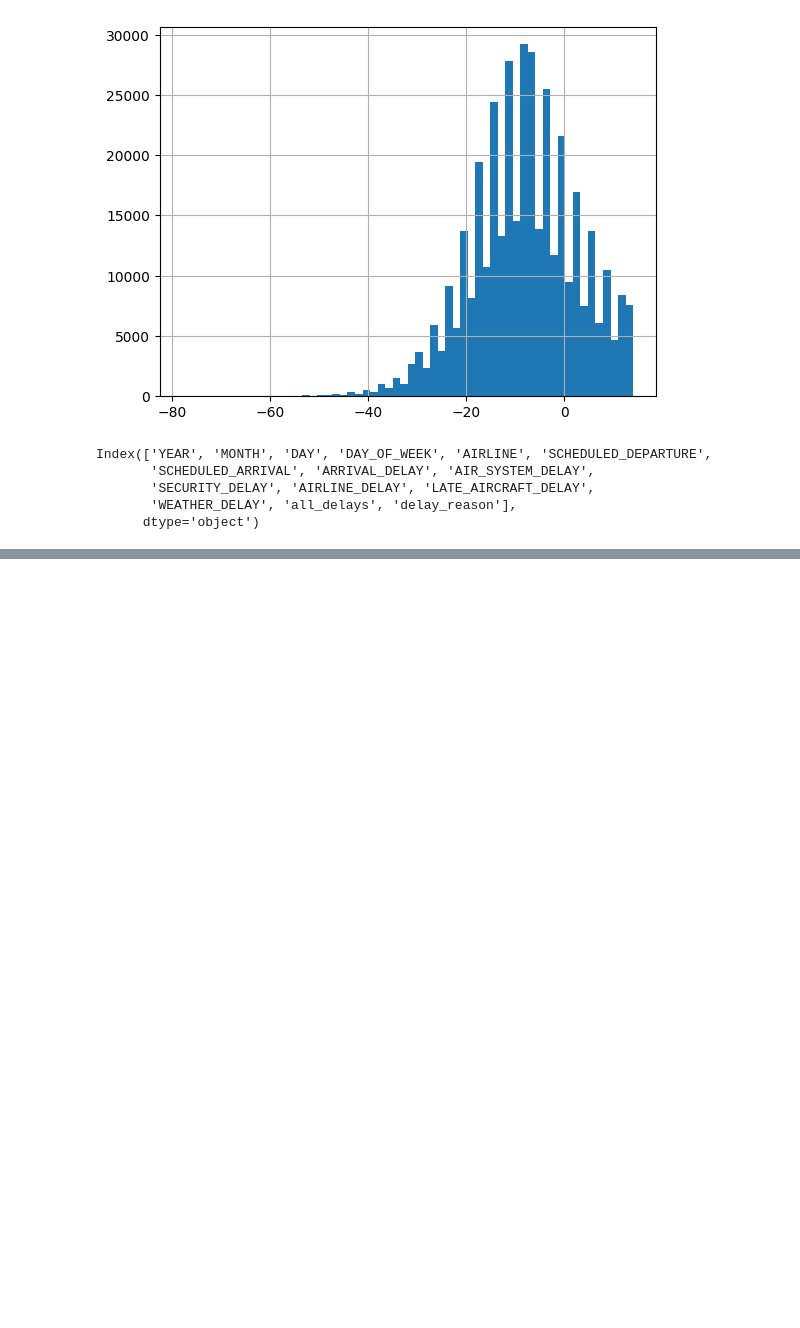
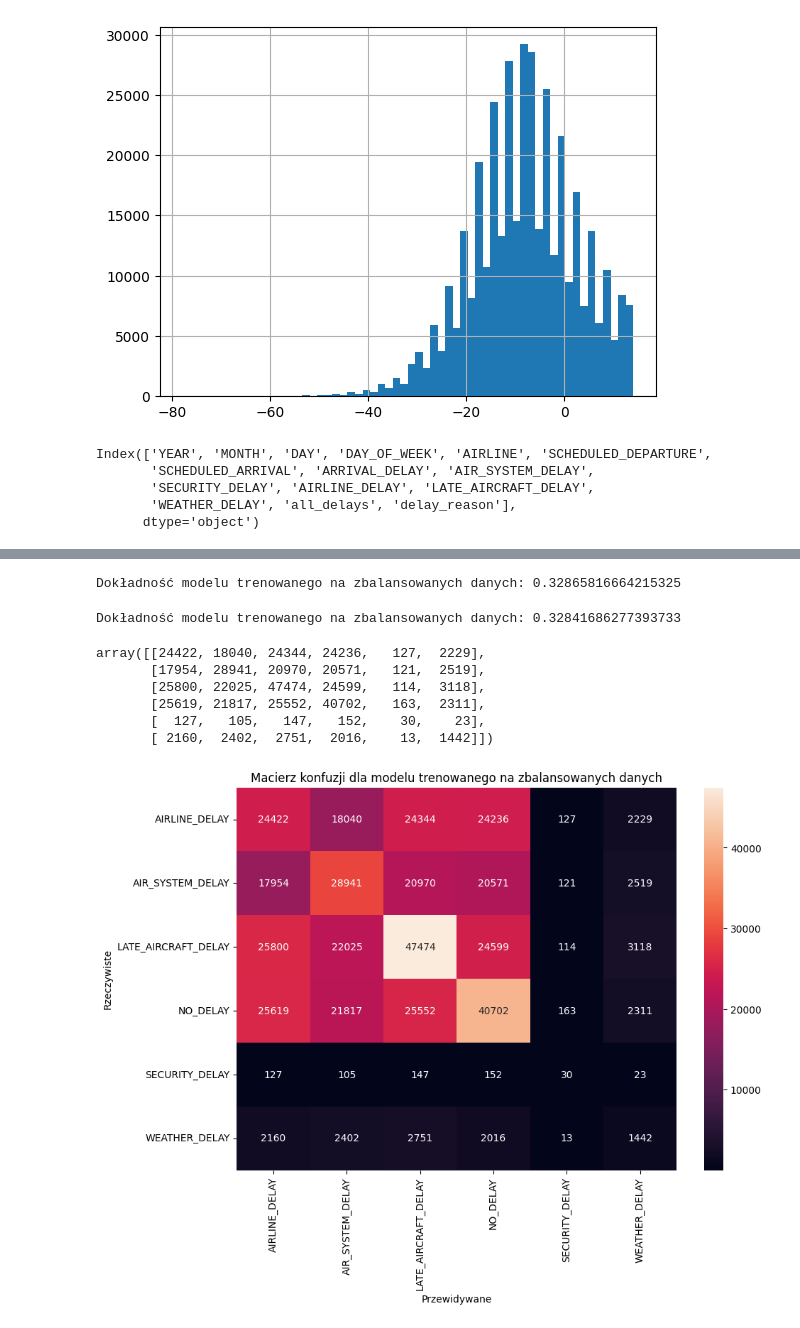
Before and after one commit to iandai1/Twoj-Start-W-ML, a Jupyter notebook: Data_prep.ipynb, the cells around one changed output, grey strips where cells are left out. Drawn from its saved outputs; the diff is of its cells as text; code cells hidden in the pictures; blank space fills up the shorter version.

Commit message:
update of trenowanie modelu ML part

```diff
--- a/Data_prep.ipynb
+++ b/Data_prep.ipynb
@@ -532,0 +508,6 @@ y_df_flights
+# %%
+from sklearn.model_selection import train_test_split
+
+X_train_val, X_test, y_train_val, y_test = train_test_split(X_df_flights, y_df_flights, test_size=0.2, random_state=42, stratify=y_df_flights)
+
+X_train, X_val, y_train, y_val = train_test_split(X_train_val, y_train_val, test_size=0.25, random_state=42, stratify=y_train_val)
@@ -532,0 +564,42 @@ y_df_flights
+# %%
+print("Dokładność modelu trenowanego na zbalansowanych danych:", clf_balanced.score(X_test, y_test))
+# %% [output]
+Dokładność modelu trenowanego na zbalansowanych danych: 0.32865816664215325
+# %%
+from imblearn.over_sampling import SMOTE
+smote = SMOTE(random_state=0)
+X_resampled, y_resampled = smote.fit_resample(X_train, y_train)
+# %%
+clf_balanced = DecisionTreeClassifier(random_state=0).fit(X_resampled, y_resampled)
+
+y_pred_balanced=clf_balanced.predict(X_test)
+print("Dokładność modelu trenowanego na zbalansowanych danych:", clf_balanced.score(X_test, y_test))
+# %% [output]
+Dokładność modelu trenowanego na zbalansowanych danych: 0.32841686277393733
+# %%
+from sklearn.metrics import confusion_matrix, classification_report
+
+cm = confusion_matrix(y_test, y_pred_balanced, labels = clf_balanced.classes_)
+# %%
+cm
+# %% [output]
+array([[24422, 18040, 24344, 24236,   127,  2229],
+       [17954, 28941, 20970, 20571,   121,  2519],
+       [25800, 22025, 47474, 24599,   114,  3118],
+       [25619, 21817, 25552, 40702,   163,  2311],
+       [  127,   105,   147,   152,    30,    23],
+       [ 2160,  2402,  2751,  2016,    13,  1442]])
+# %%
+#!pip install seaborn
+
+import seaborn as sns
+#import matplotlib.pyplot as plt
+
+plt.figure(figsize=(10,7))
+sns.heatmap(cm, annot=True, fmt='g',  xticklabels=clf_balanced.classes_, yticklabels=clf_balanced.classes_)
+plt.xlabel("Przewidywane")
+plt.ylabel("Rzeczywiste")
+plt.title("Macierz konfuzji dla modelu trenowanego na zbalansowanych danych")
+plt.show()
+# %% [output]
+[figure, added]
```
Also changed, not shown: parts of 18 cells of this notebook.
